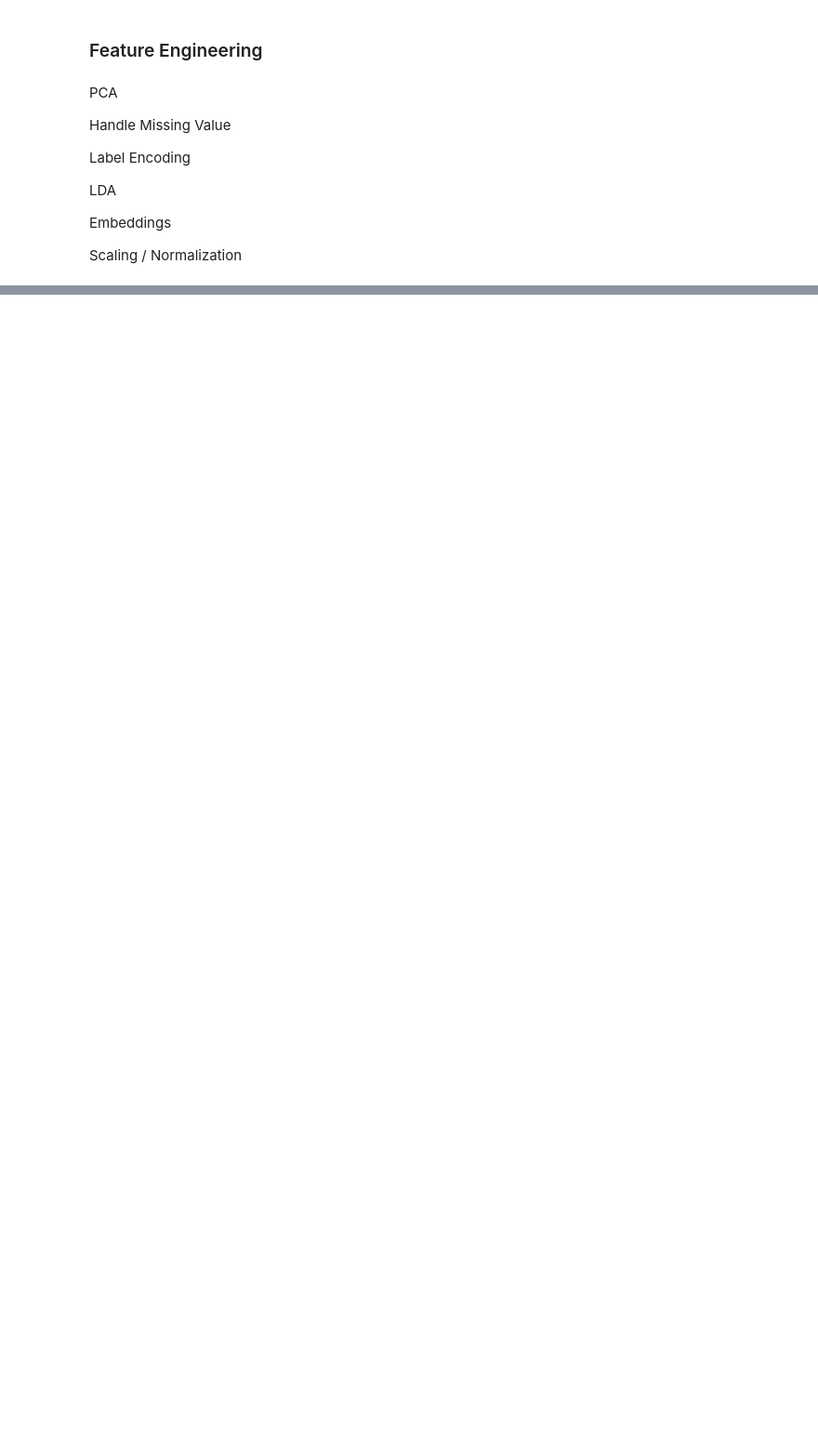
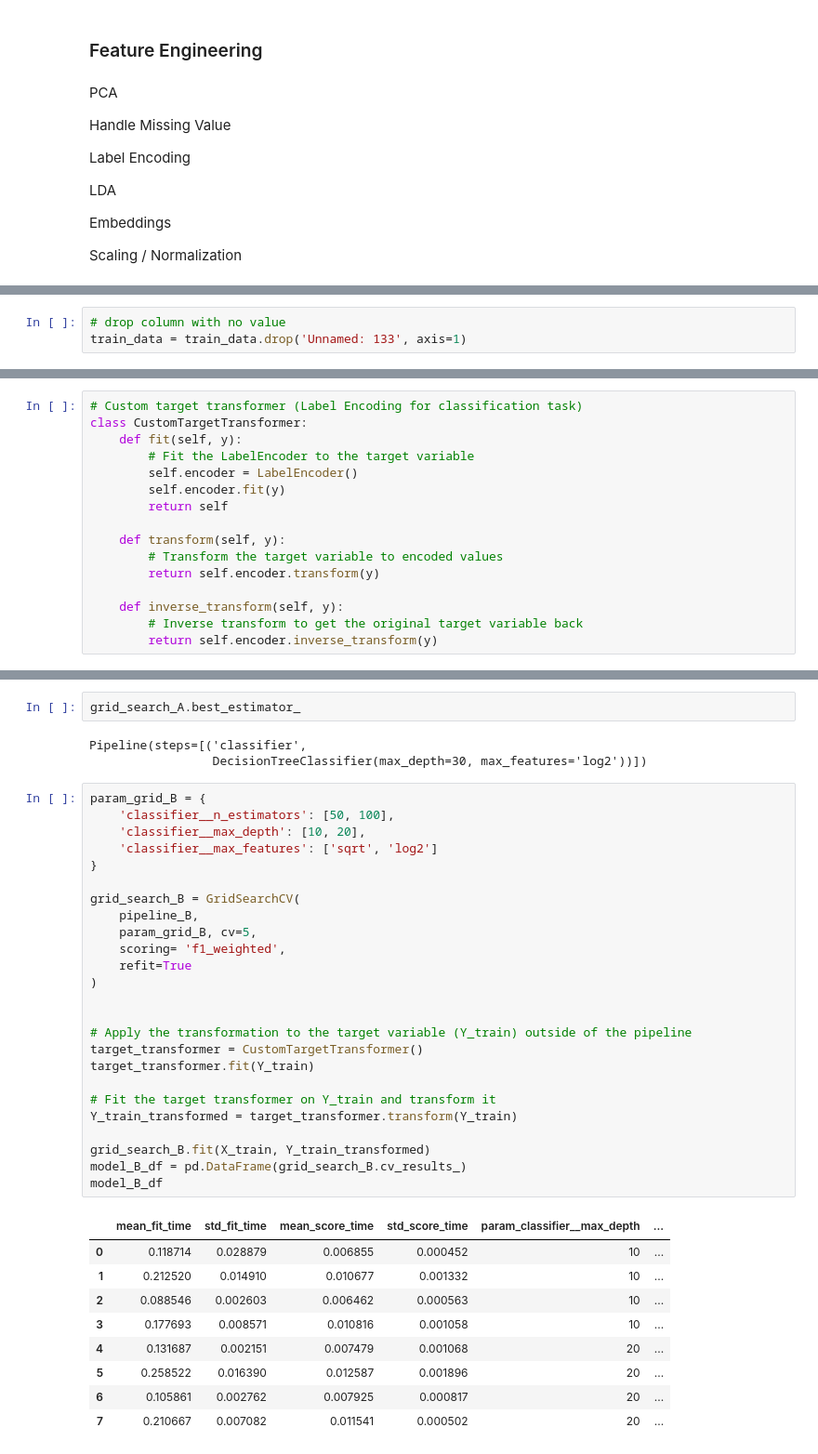
Before and after one commit to franklinen/disease_prediction, a Jupyter notebook: disease_classification.ipynb, the cells around one changed output, grey strips where cells are left out. Shown at 93% size. Saved outputs shown, nothing was run; the diff lists cells and outputs as text; blank space fills up the shorter version.

```diff
--- a/disease_classification.ipynb
+++ b/disease_classification.ipynb
@@ -450,0 +502,3 @@ Scaling / Normalization
+# %%
+# drop column with no value
+train_data = train_data.drop('Unnamed: 133', axis=1)
@@ -450,0 +570,16 @@ Scaling / Normalization
+# %%
+# Custom target transformer (Label Encoding for classification task)
+class CustomTargetTransformer:
+    def fit(self, y):
+        # Fit the LabelEncoder to the target variable
+        self.encoder = LabelEncoder()
+        self.encoder.fit(y)
+        return self
+
+    def transform(self, y):
+        # Transform the target variable to encoded values
+        return self.encoder.transform(y)
+
+    def inverse_transform(self, y):
+        # Inverse transform to get the original target variable back
+        return self.encoder.inverse_transform(y)
@@ -450,0 +630,40 @@ Scaling / Normalization
+# %%
+grid_search_A.best_estimator_
+# %% [output]
+Pipeline(steps=[('classifier',
+                 DecisionTreeClassifier(max_depth=30, max_features='log2'))])
+# %%
+param_grid_B = {
+    'classifier__n_estimators': [50, 100],
+    'classifier__max_depth': [10, 20],
+    'classifier__max_features': ['sqrt', 'log2']
+}
+
+grid_search_B = GridSearchCV(
+    pipeline_B,
+    param_grid_B, cv=5,
+    scoring= 'f1_weighted',
+    refit=True
+)
+
+
+# Apply the transformation to the target variable (Y_train) outside of the pipeline
+target_transformer = CustomTargetTransformer()
+target_transformer.fit(Y_train)
+
+# Fit the target transformer on Y_train and transform it
+Y_train_transformed = target_transformer.transform(Y_train)
+
+grid_search_B.fit(X_train, Y_train_transformed)
+model_B_df = pd.DataFrame(grid_search_B.cv_results_)
+model_B_df
+# %% [output]
+|  | mean_fit_time | std_fit_time | mean_score_time | std_score_time | param_classifier__max_depth | ... |
+| 0 | 0.118714 | 0.028879 | 0.006855 | 0.000452 | 10 | ... |
+| 1 | 0.212520 | 0.014910 | 0.010677 | 0.001332 | 10 | ... |
+| 2 | 0.088546 | 0.002603 | 0.006462 | 0.000563 | 10 | ... |
+| 3 | 0.177693 | 0.008571 | 0.010816 | 0.001058 | 10 | ... |
+| 4 | 0.131687 | 0.002151 | 0.007479 | 0.001068 | 20 | ... |
+| 5 | 0.258522 | 0.016390 | 0.012587 | 0.001896 | 20 | ... |
+| 6 | 0.105861 | 0.002762 | 0.007925 | 0.000817 | 20 | ... |
+| 7 | 0.210667 | 0.007082 | 0.011541 | 0.000502 | 20 | ... |
```
Also changed, not shown: parts of 39 cells of this notebook.
